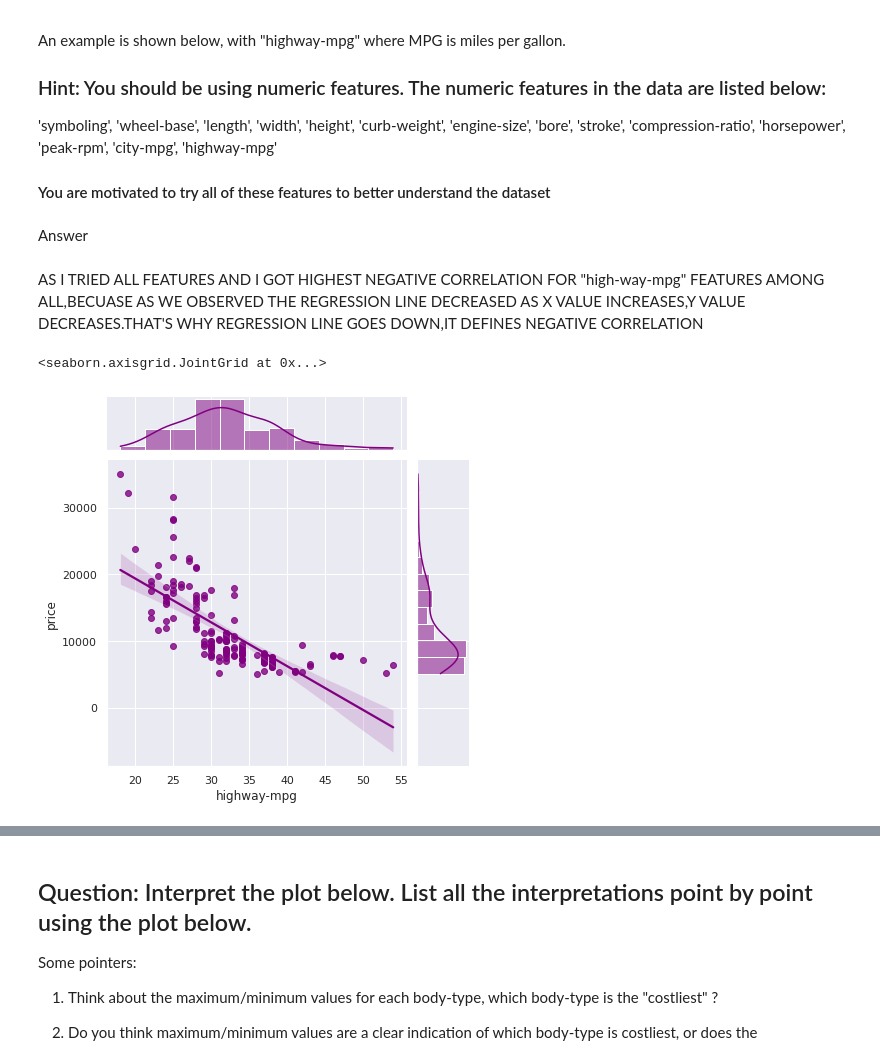
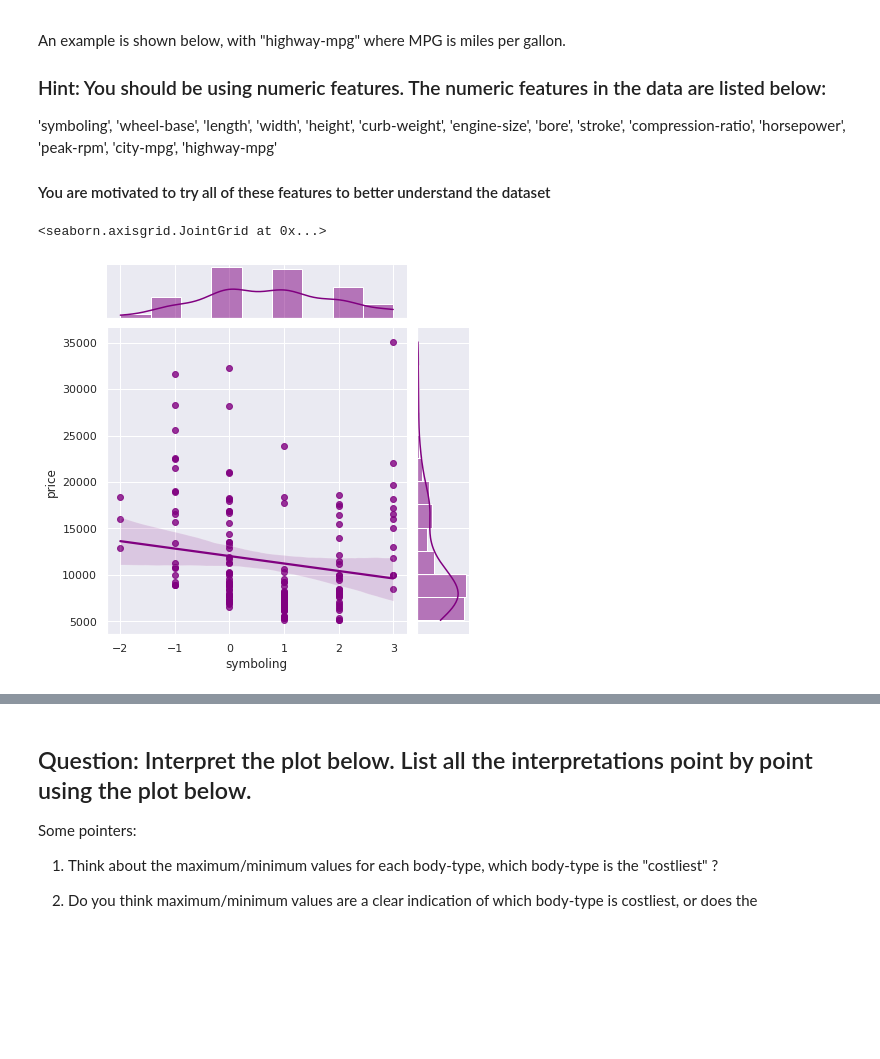
Before and after one commit to SunkaraSaiDurga/Fmml-assignment-lab-1-module-2, a Jupyter notebook: Mod2_Lab1.ipynb, the cells around one changed output, grey strips where cells are left out. Saved outputs shown, nothing was run; the diff lists cells and outputs as text; code cells hidden in the pictures; blank space fills up the shorter version.

```diff
--- a/Mod2_Lab1.ipynb
+++ b/Mod2_Lab1.ipynb
@@ -158,20 +158,16 @@ An example is shown below, with "highway-mpg" where MPG is miles per gallon.
 'symboling', 'wheel-base', 'length', 'width', 'height', 'curb-weight', 'engine-size', 'bore', 'stroke', 'compression-ratio', 'horsepower', 'peak-rpm', 'city-mpg', 'highway-mpg'
 
 #### You are motivated to try all of these features to better understand the dataset
-# %% [markdown]
-Answer
-# %% [markdown]
-AS I TRIED ALL FEATURES AND I GOT HIGHEST NEGATIVE CORRELATION FOR "high-way-mpg" FEATURES AMONG ALL,BECUASE AS WE OBSERVED THE REGRESSION LINE DECREASED AS X VALUE INCREASES,Y VALUE DECREASES.THAT'S WHY REGRESSION LINE GOES DOWN,IT DEFINES NEGATIVE CORRELATION
 # %%
 ############################
 ### CHANGE THE CODE HERE ###
 
-feature = "highway-mpg"
+feature = "symboling"
 
 ############################
 
 
 sns.jointplot(x=pd.to_numeric(X[feature]), y = y, kind="reg", color = 'purple')
 # %% [output]
 <seaborn.axisgrid.JointGrid at 0x...>
-[figure, old version]
+[figure, new version]
```
Also changed, not shown: parts of 26 cells of this notebook.
